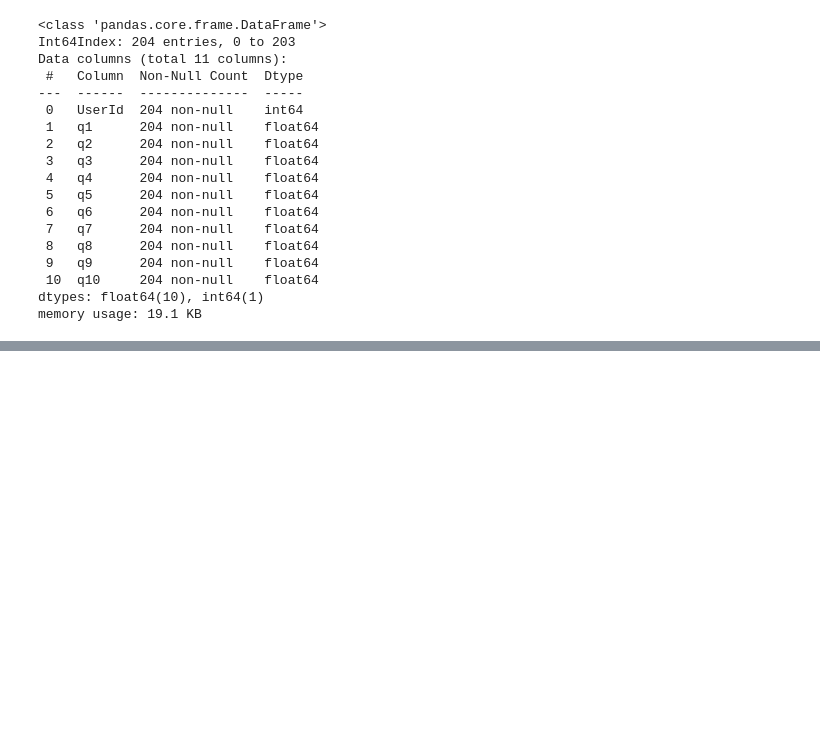
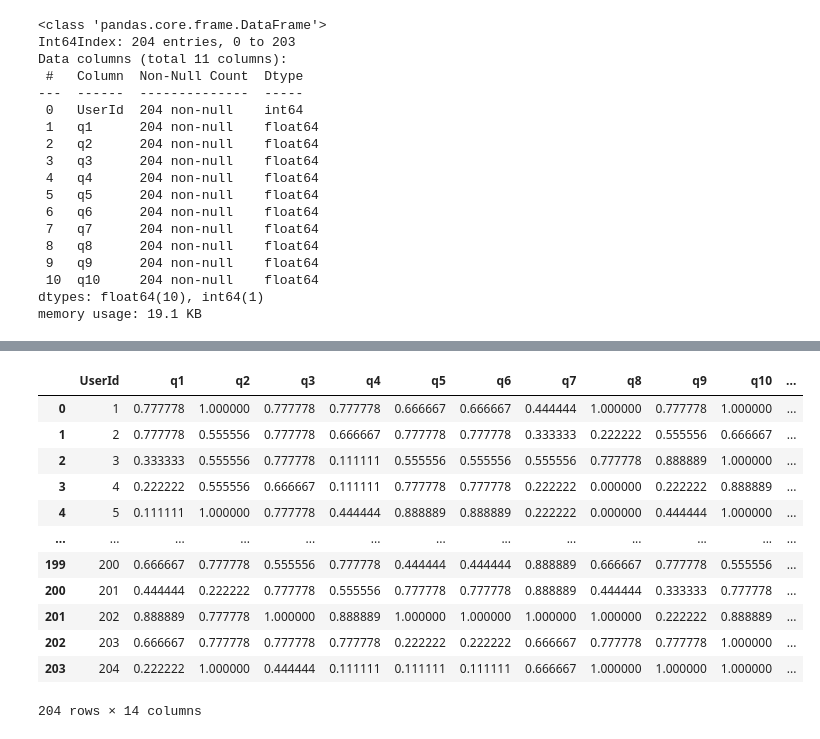
Before and after one commit to DIExCRY-EDU/test, a Jupyter notebook: project.ipynb, the cells around one changed output, grey strips where cells are left out. Cells and saved outputs as stored; diff of their text form; code cells hidden in the pictures; blank space fills up the shorter version.

```diff
--- a/project.ipynb
+++ b/project.ipynb
@@ -151,0 +180,8 @@ memory usage: 19.1 KB
+# %%
+new_norm_df.drop(['UserId'], axis=1)
+new_norm_df['y(x)'] = np.mean(new_norm_df, axis=1)
+# %%
+cols = new_norm_df.columns
+a = new_norm_df.pop('UserId')
+new_norm_df = new_norm_df.join(a).reindex(columns=cols)
+new_norm_df.head()
@@ -151,0 +195,16 @@ memory usage: 19.1 KB
+# %%
+new_norm_df
+# %% [output]
+|  | UserId | q1 | q2 | q3 | q4 | q5 | q6 | q7 | q8 | q9 | q10 | ... |
+| 0 | 1 | 0.777778 | 1.000000 | 0.777778 | 0.777778 | 0.666667 | 0.666667 | 0.444444 | 1.000000 | 0.777778 | 1.000000 | ... |
+| 1 | 2 | 0.777778 | 0.555556 | 0.777778 | 0.666667 | 0.777778 | 0.777778 | 0.333333 | 0.222222 | 0.555556 | 0.666667 | ... |
+| 2 | 3 | 0.333333 | 0.555556 | 0.777778 | 0.111111 | 0.555556 | 0.555556 | 0.555556 | 0.777778 | 0.888889 | 1.000000 | ... |
+| 3 | 4 | 0.222222 | 0.555556 | 0.666667 | 0.111111 | 0.777778 | 0.777778 | 0.222222 | 0.000000 | 0.222222 | 0.888889 | ... |
+| 4 | 5 | 0.111111 | 1.000000 | 0.777778 | 0.444444 | 0.888889 | 0.888889 | 0.222222 | 0.000000 | 0.444444 | 1.000000 | ... |
+| ... | ... | ... | ... | ... | ... | ... | ... | ... | ... | ... | ... | ... |
+| 199 | 200 | 0.666667 | 0.777778 | 0.555556 | 0.777778 | 0.444444 | 0.444444 | 0.888889 | 0.666667 | 0.777778 | 0.555556 | ... |
+| 200 | 201 | 0.444444 | 0.222222 | 0.777778 | 0.555556 | 0.777778 | 0.777778 | 0.888889 | 0.444444 | 0.333333 | 0.777778 | ... |
+| 201 | 202 | 0.888889 | 0.777778 | 1.000000 | 0.888889 | 1.000000 | 1.000000 | 1.000000 | 1.000000 | 0.222222 | 0.888889 | ... |
+| 202 | 203 | 0.666667 | 0.777778 | 0.777778 | 0.777778 | 0.222222 | 0.222222 | 0.666667 | 0.777778 | 0.777778 | 1.000000 | ... |
+| 203 | 204 | 0.222222 | 1.000000 | 0.444444 | 0.111111 | 0.111111 | 0.111111 | 0.666667 | 1.000000 | 1.000000 | 1.000000 | ... |
+204 rows × 14 columns
```
Also changed, not shown: parts of 9 cells of this notebook.
